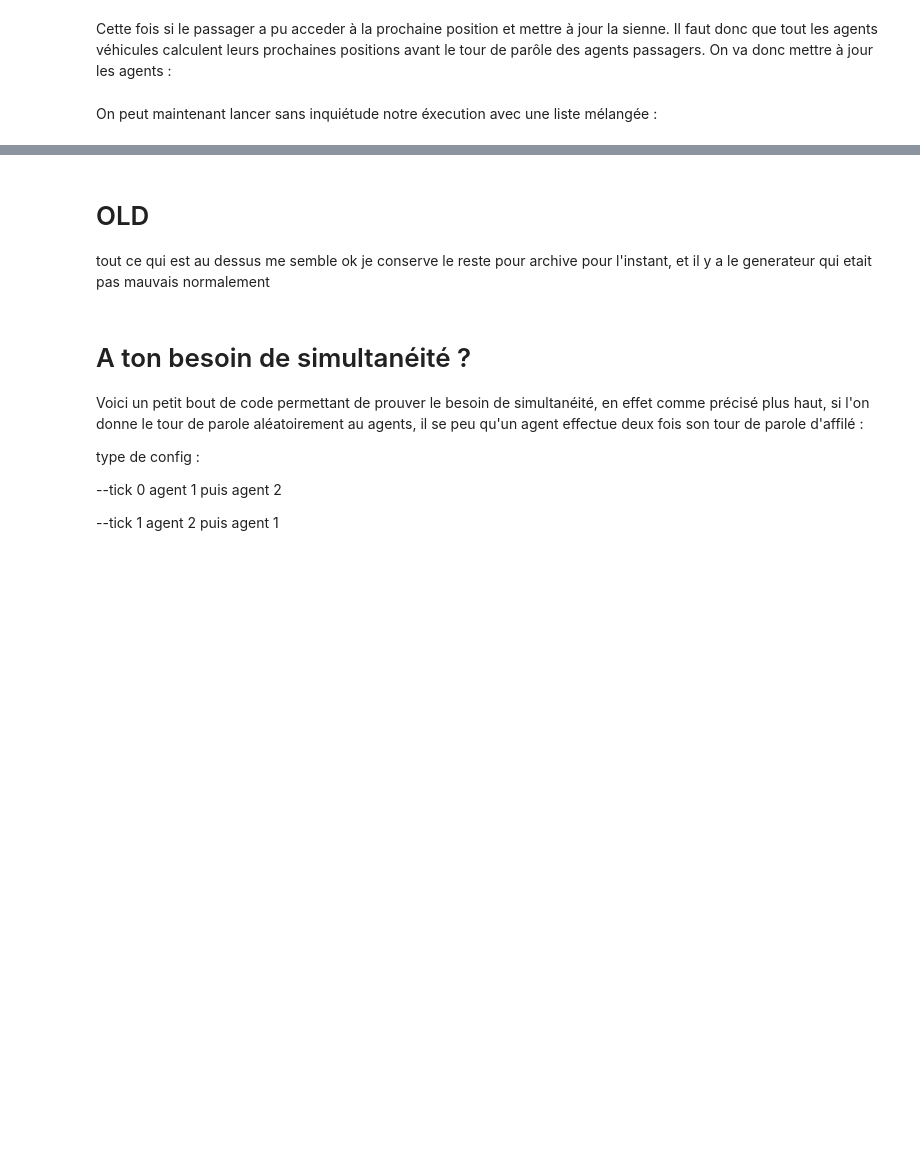
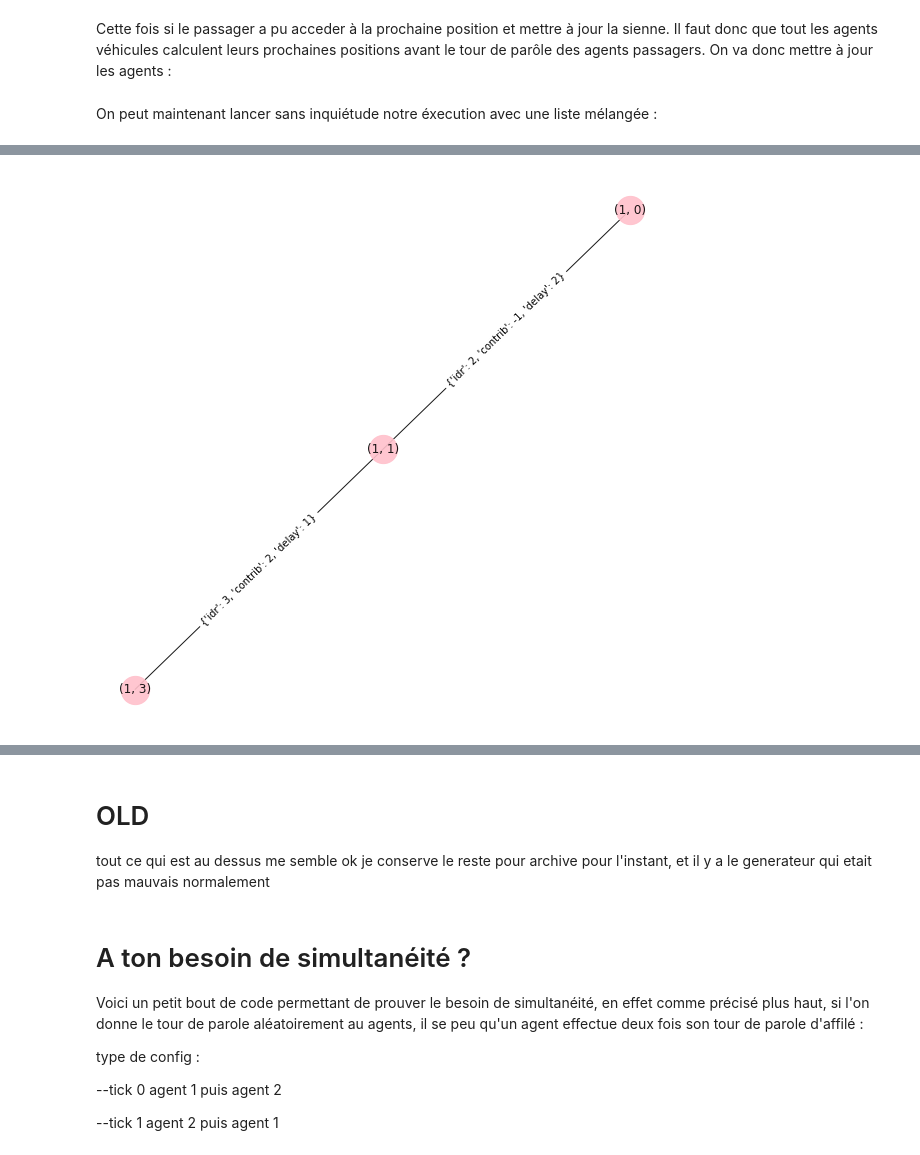
Before and after one commit to cristal-smac/mas_basics, a Jupyter notebook: mas_transportation_fr.ipynb, the cells around one changed output, grey strips where cells are left out. Drawn from its saved outputs; the diff is of its cells as text; code cells hidden in the pictures; blank space fills up the shorter version.

```diff
--- a/mas_transportation_fr.ipynb
+++ b/mas_transportation_fr.ipynb
@@ -574,0 +592,10 @@ tick 9 ended
+# %%
+class DriverAgent(Agent):
+    def __init__(self, unique_id, trip):
+        super().__init__(unique_id)
+        self.trip = trip
+
+    def update(self) :
+        pass
+    def decide(self) :
+        self.trip.pop(0)
@@ -574,0 +709,7 @@ tick 9 ended
+# %%
+node_list = list(graph.nodes)
+trip1 = nx.shortest_path( graph, random.choice(node_list), random.choice(node_list))
+trip2 = nx.shortest_path( graph, (1, 3), (1, 0))
+print(trip2)
+trip3 = nx.shortest_path( graph, (1, 0), (1, 3))
+trip4 = list(((2,2),(1,2),(0,2),(0,1)))
@@ -574,0 +718,4 @@ tick 9 ended
+# %%
+agentList = [RiderAgent(0,(1, 1),(1, 3)), DriverAgent(1, trip1), DriverAgent(2, trip2), DriverAgent(3, trip3), DriverAgent(4, trip4)]
+sma = SMA(agentList, graph)
+sma.runOnce()
@@ -574,0 +734,12 @@ tick 9 ended
+# %%
+import matplotlib.pyplot as plt
+
+plt.figure(figsize=(10,10))    # pour définir la taille de la figure
+G_ts = sma.agentList[0].G_ts
+pos = nx.spring_layout(G_ts)
+nx.draw_networkx(G_ts,pos=pos,edge_color='black',width=1,linewidths=1,node_size=800,node_color='pink',alpha=0.9)
+nx.draw_networkx_edge_labels(G_ts,pos=pos)
+plt.axis('off')
+plt.show()
+# %% [output]
+[figure, added]
```
Also changed, not shown: parts of 15 cells of this notebook.
